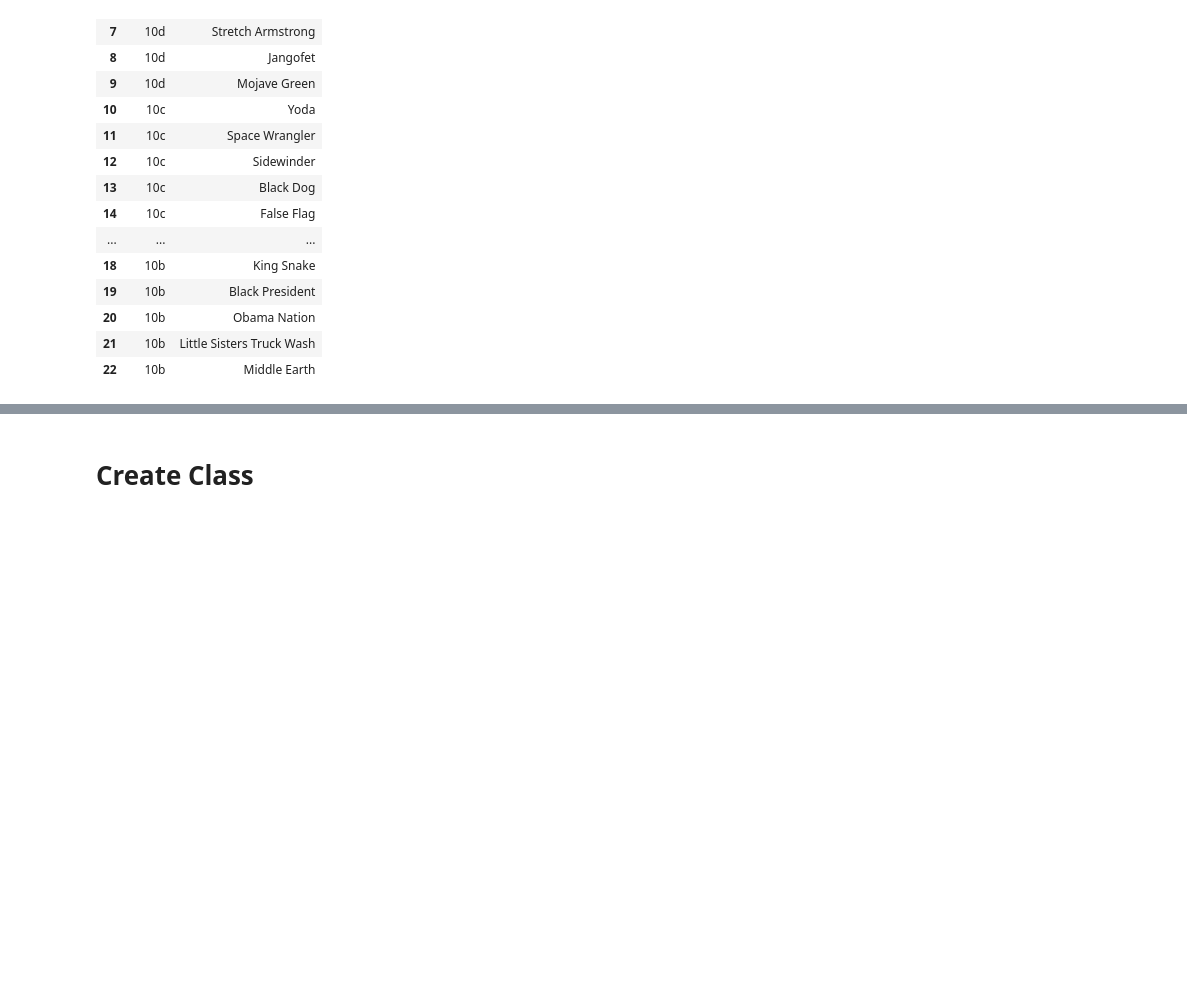
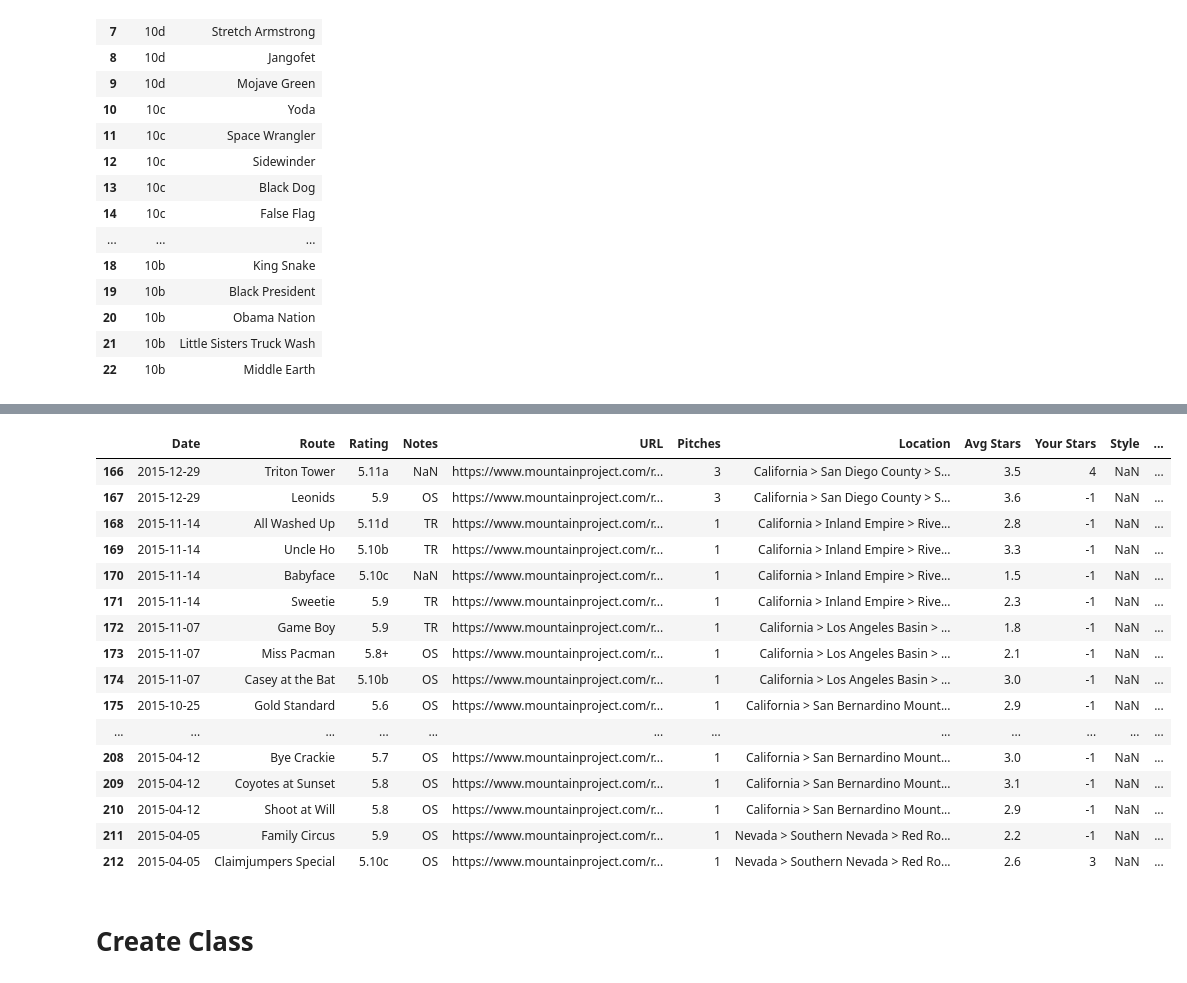
Before and after one commit to Tclack88/MountainProject, a Jupyter notebook: rp_os_pyramids.ipynb, the cells around one changed output, grey strips where cells are left out. Drawn from its saved outputs; the diff is of its cells as text; code cells hidden in the pictures; blank space fills up the shorter version.

```diff
--- a/rp_os_pyramids.ipynb
+++ b/rp_os_pyramids.ipynb
@@ -323,0 +343,14 @@ recommendations_df[recommendations_df.grade.isin(suggested_pyramid[suggested_pyr
+# %%
+tmp_df = pd.read_csv('https://www.mountainproject.com/user/109791883/trevor-clack/tick-export')
+tmp_df.Date = pd.to_datetime(tmp_df.Date)
+min_date = tmp_df.Date.min().year - 1
+max_date = tmp_df.Date.max().year + 1
+front_dates = list(range(min_date,max_date))
+back_dates = [d + 1 for d in front_date]
+front_dates = [f'01/01/{y}' for y in front_dates]
+back_dates = [f'01/01/{y}' for y in back_dates]
+date_list = list(zip(front_dates,back_dates))
+for start, end in date_list:
+  year = start[-4:]
+  length = round(tmp_df[(tmp_df.Date <= end) & (tmp_df.Date >= start)].Length.sum()/5280,3)
+  print(f'{year}: {length} miles')
@@ -324,3 +366,23 @@ recommendations_df[recommendations_df.grade.isin(suggested_pyramid[suggested_pyr
+# %%
+tmp_df[(tmp_df.Date <= '01/01/2016') & (tmp_df.Date >= '01/01/2015')]
+# %% [output]
+|  | Date | Route | Rating | Notes | URL | Pitches | Location | Avg Stars | Your Stars | Style | ... |
+| 166 | 2015-12-29 | Triton Tower | 5.11a | NaN | https://www.mountainproject.com/r... | 3 | California > San Diego County > S... | 3.5 | 4 | NaN | ... |
+| 167 | 2015-12-29 | Leonids | 5.9 | OS | https://www.mountainproject.com/r... | 3 | California > San Diego County > S... | 3.6 | -1 | NaN | ... |
+| 168 | 2015-11-14 | All Washed Up | 5.11d | TR | https://www.mountainproject.com/r... | 1 | California > Inland Empire > Rive... | 2.8 | -1 | NaN | ... |
+| 169 | 2015-11-14 | Uncle Ho | 5.10b | TR | https://www.mountainproject.com/r... | 1 | California > Inland Empire > Rive... | 3.3 | -1 | NaN | ... |
+| 170 | 2015-11-14 | Babyface | 5.10c | NaN | https://www.mountainproject.com/r... | 1 | California > Inland Empire > Rive... | 1.5 | -1 | NaN | ... |
+| 171 | 2015-11-14 | Sweetie | 5.9 | TR | https://www.mountainproject.com/r... | 1 | California > Inland Empire > Rive... | 2.3 | -1 | NaN | ... |
+| 172 | 2015-11-07 | Game Boy | 5.9 | TR | https://www.mountainproject.com/r... | 1 | California > Los Angeles Basin > ... | 1.8 | -1 | NaN | ... |
+| 173 | 2015-11-07 | Miss Pacman | 5.8+ | OS | https://www.mountainproject.com/r... | 1 | California > Los Angeles Basin > ... | 2.1 | -1 | NaN | ... |
+| 174 | 2015-11-07 | Casey at the Bat | 5.10b | OS | https://www.mountainproject.com/r... | 1 | California > Los Angeles Basin > ... | 3.0 | -1 | NaN | ... |
+| 175 | 2015-10-25 | Gold Standard | 5.6 | OS | https://www.mountainproject.com/r... | 1 | California > San Bernardino Mount... | 2.9 | -1 | NaN | ... |
+| ... | ... | ... | ... | ... | ... | ... | ... | ... | ... | ... | ... |
+| 208 | 2015-04-12 | Bye Crackie | 5.7 | OS | https://www.mountainproject.com/r... | 1 | California > San Bernardino Mount... | 3.0 | -1 | NaN | ... |
+| 209 | 2015-04-12 | Coyotes at Sunset | 5.8 | OS | https://www.mountainproject.com/r... | 1 | California > San Bernardino Mount... | 3.1 | -1 | NaN | ... |
+| 210 | 2015-04-12 | Shoot at Will | 5.8 | OS | https://www.mountainproject.com/r... | 1 | California > San Bernardino Mount... | 2.9 | -1 | NaN | ... |
+| 211 | 2015-04-05 | Family Circus | 5.9 | OS | https://www.mountainproject.com/r... | 1 | Nevada > Southern Nevada > Red Ro... | 2.2 | -1 | NaN | ... |
+| 212 | 2015-04-05 | Claimjumpers Special | 5.10c | OS | https://www.mountainproject.com/r... | 1 | Nevada > Southern Nevada > Red Ro... | 2.6 | 3 | NaN | ... |
 # %% [markdown]
 # Create Class
 # %%
```
Also changed, not shown: parts of 7 cells of this notebook.
